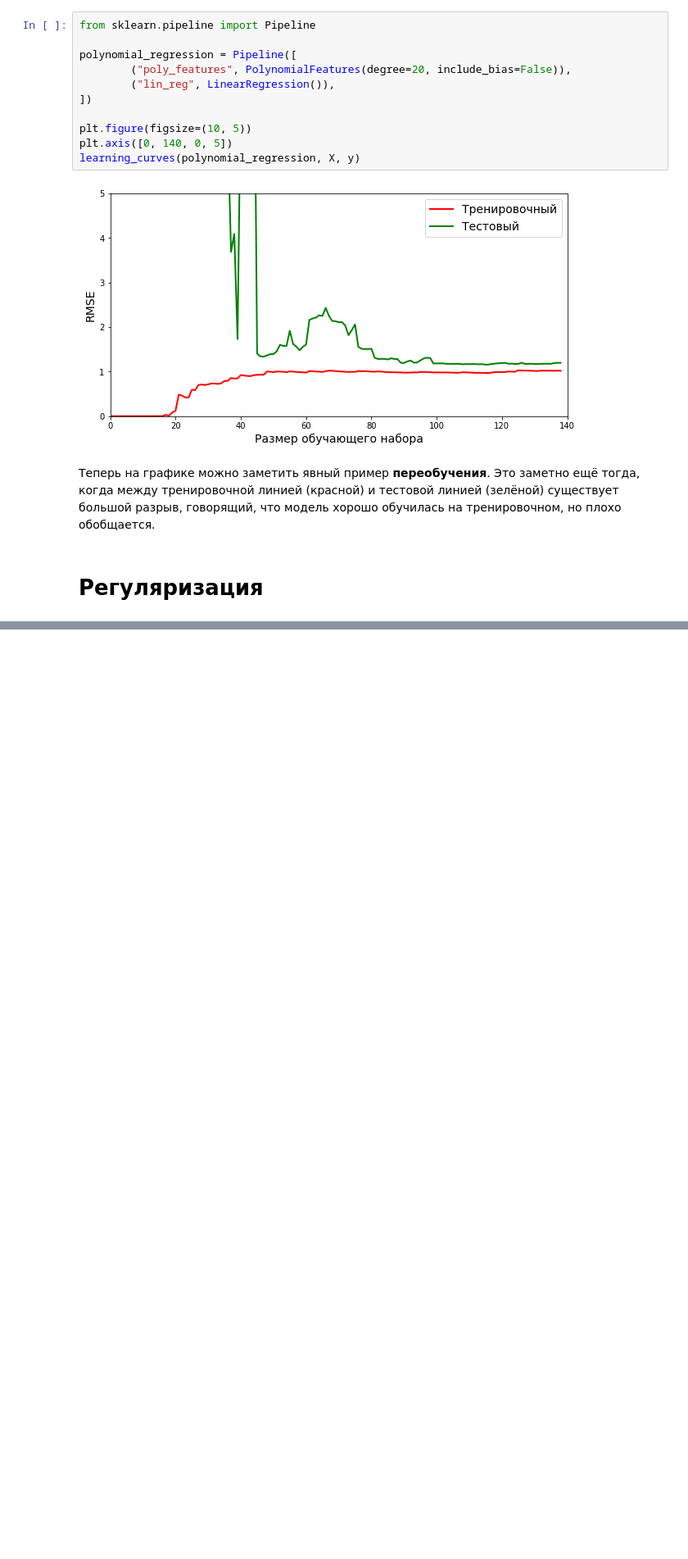
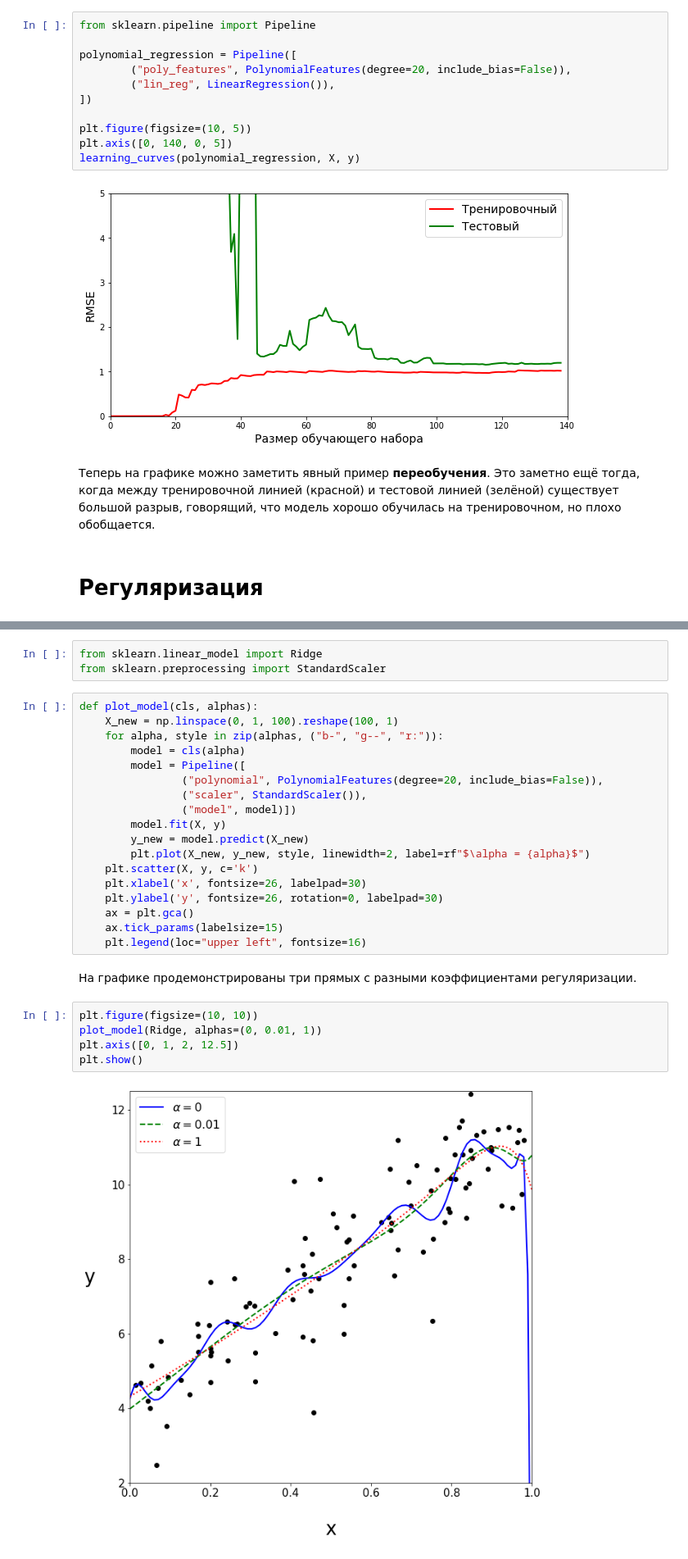
Before and after one commit to Lpshkn/Tutors, a Jupyter notebook: Practice/Linear Regression/Linear Regression.ipynb, the cells around one changed output, grey strips where cells are left out. Shown at 82% size. Cells and saved outputs as stored; diff of their text form; blank space fills up the shorter version.

```diff
--- a/Practice/Linear Regression/Linear Regression.ipynb
+++ b/Practice/Linear Regression/Linear Regression.ipynb
@@ -384,0 +427,30 @@ learning_curves(polynomial_regression, X, y)
+# %%
+from sklearn.linear_model import Ridge
+from sklearn.preprocessing import StandardScaler
+# %%
+def plot_model(cls, alphas):
+    X_new = np.linspace(0, 1, 100).reshape(100, 1)
+    for alpha, style in zip(alphas, ("b-", "g--", "r:")):
+        model = cls(alpha)
+        model = Pipeline([
+                ("polynomial", PolynomialFeatures(degree=20, include_bias=False)),
+                ("scaler", StandardScaler()),
+                ("model", model)])
+        model.fit(X, y)
+        y_new = model.predict(X_new)
+        plt.plot(X_new, y_new, style, linewidth=2, label=rf"$\alpha = {alpha}$")
+    plt.scatter(X, y, c='k')
+    plt.xlabel('x', fontsize=26, labelpad=30)
+    plt.ylabel('y', fontsize=26, rotation=0, labelpad=30)
+    ax = plt.gca()
+    ax.tick_params(labelsize=15)
+    plt.legend(loc="upper left", fontsize=16)
+# %% [markdown]
+На графике продемонстрированы три прямых с разными коэффициентами регуляризации.
+# %%
+plt.figure(figsize=(10, 10))
+plot_model(Ridge, alphas=(0, 0.01, 1))
+plt.axis([0, 1, 2, 12.5])
+plt.show()
+# %% [output]
+[figure, added]
```
Also changed, not shown: parts of 18 cells of this notebook.
